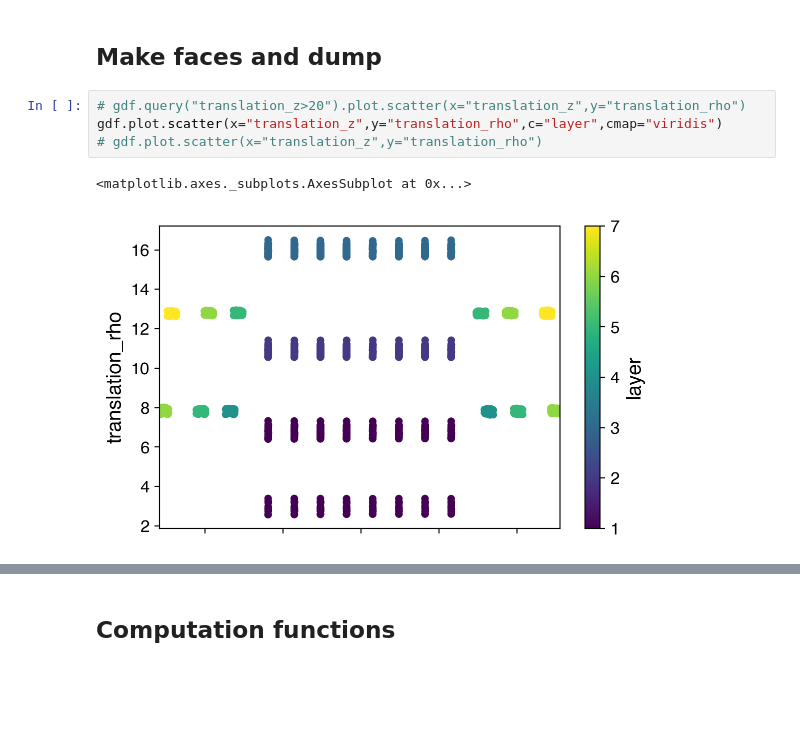
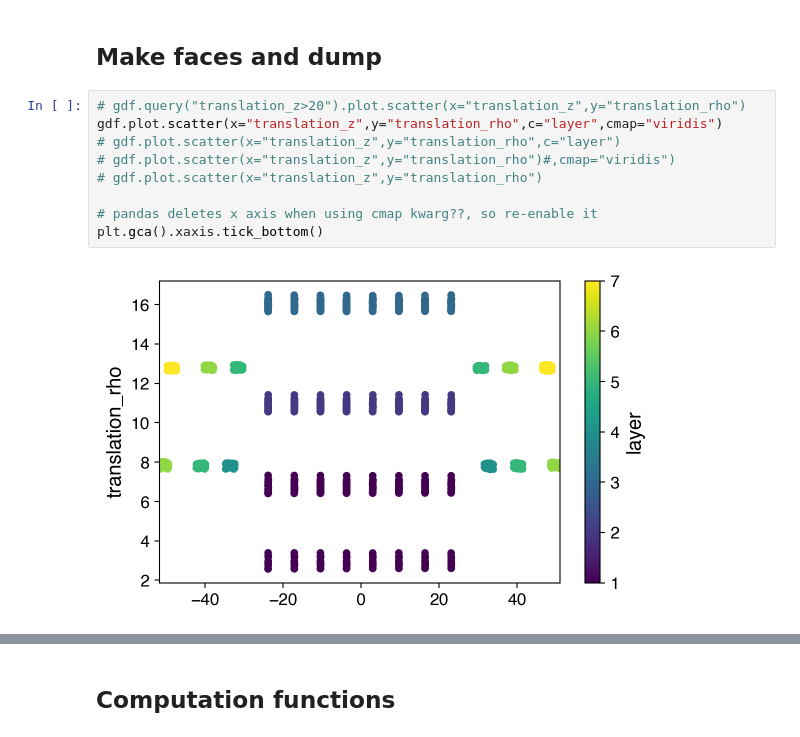
Before and after one commit to leonardogiannini/scouting, a Jupyter notebook: analysis/expectedpixelhits.ipynb, the cells around one changed output, grey strips where cells are left out. Cells and saved outputs as stored; diff of their text form; blank space fills up the shorter version.

```diff
--- a/analysis/expectedpixelhits.ipynb
+++ b/analysis/expectedpixelhits.ipynb
@@ -22,7 +22,11 @@ gdf = utils.get_geometry_df("/home/users/namin/2019/scouting/repo/geometry/track
 # %%
 # gdf.query("translation_z>20").plot.scatter(x="translation_z",y="translation_rho")
 gdf.plot.scatter(x="translation_z",y="translation_rho",c="layer",cmap="viridis")
+# gdf.plot.scatter(x="translation_z",y="translation_rho",c="layer")
+# gdf.plot.scatter(x="translation_z",y="translation_rho")#,cmap="viridis")
 # gdf.plot.scatter(x="translation_z",y="translation_rho")
+
+# pandas deletes x axis when using cmap kwarg??, so re-enable it
+plt.gca().xaxis.tick_bottom()
 # %% [output]
-<matplotlib.axes._subplots.AxesSubplot at 0x...>
-[figure, old version]
+[figure, new version]
```
Also changed, not shown: parts of 28 cells of this notebook, 3 other files.
